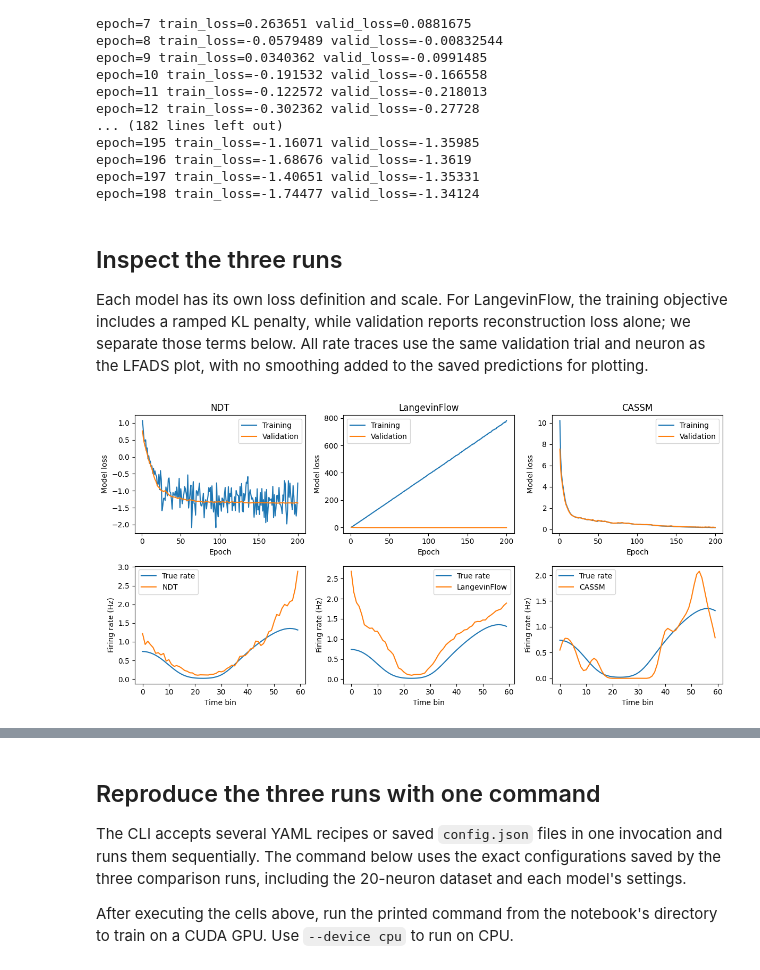
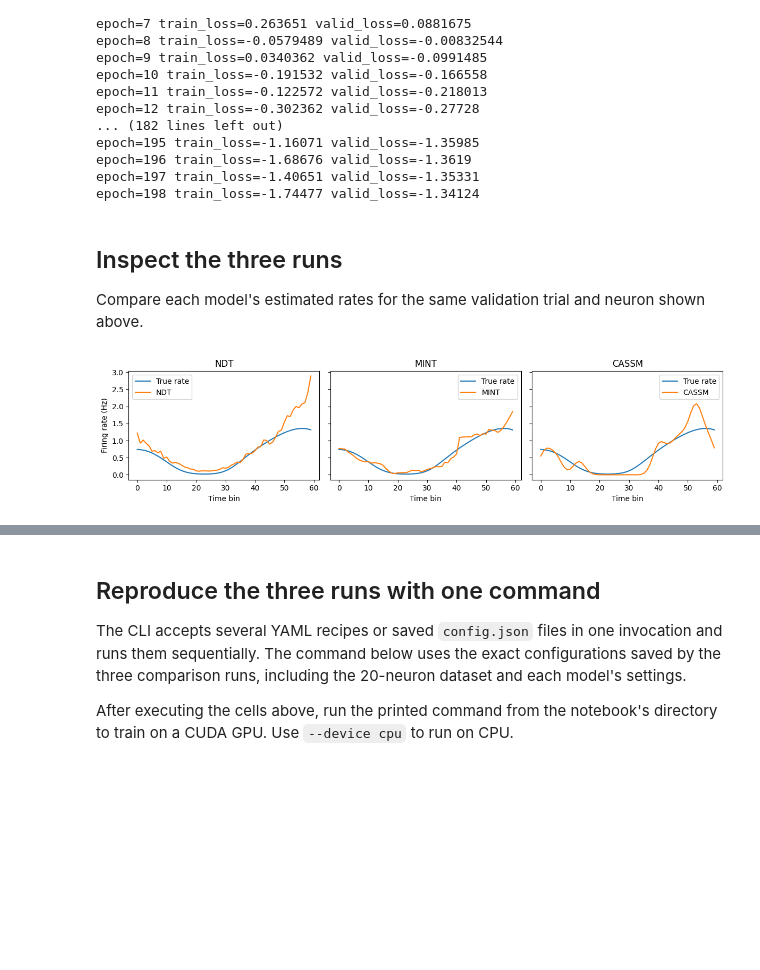
Before and after one commit to jonathanhuml/ladys, a Jupyter notebook: tutorials/lorenz.ipynb, the cells around one changed output, grey strips where cells are left out. Saved outputs shown, nothing was run; the diff lists cells and outputs as text; code cells hidden in the pictures; blank space fills up the shorter version.

```diff
--- a/tutorials/lorenz.ipynb
+++ b/tutorials/lorenz.ipynb
@@ -147,18 +145,25 @@ from pathlib import Path
 from ladys import load_experiment_config
 
 recipe_root = Path("../configs/experiment/synthetic/lorenz")
-methods = {"NDT": "ndt", "LangevinFlow": "langevin_flow", "CASSM": "cassm"}
+recipes = {
+    "NDT": load_experiment_config(recipe_root / "ndt/ndt_lorenz.yaml"),
+    "MINT": load_experiment_config(recipe_root / "mint/mint_lorenz_100.yaml"),
+    "CASSM": load_experiment_config(recipe_root / "cassm/cassm_lorenz.yaml"),
+}
 comparison_configs = {
     name: replace(
-        load_experiment_config(recipe_root / method / f"{method}_lorenz.yaml"),
+        recipe,
         dataset=config.dataset,
-        trainer=config.trainer,
+        trainer=replace(
+            config.trainer,
+            epochs=recipe.trainer.epochs if name == "MINT" else config.trainer.epochs,
+        ),
         batch_size=config.batch_size,
         evaluation_seed=config.evaluation_seed,
         output_dir=str(result.run_dir / "comparison"),
-        run_name=method,
+        run_name=name.lower(),
     )
-    for name, method in methods.items()
+    for name, recipe in recipes.items()
 }
 # %%
 comparison_results = {
@@ -186,32 +191,20 @@ epoch=198 train_loss=-1.74477 valid_loss=-1.34124
 # %% [markdown]
 ## Inspect the three runs
 
-Each model has its own loss definition and scale. For LangevinFlow, the training
-objective includes a ramped KL penalty, while validation reports reconstruction
-loss alone; we separate those terms below. All rate traces use the same
-validation trial and neuron as the LFADS plot, with no smoothing added to the
-saved predictions for plotting.
+Compare each model's estimated rates for the same validation trial and neuron
+shown above.
 # %%
-fig, axes = plt.subplots(2, 3, figsize=(12, 6))
+fig, axes = plt.subplots(1, 3, figsize=(12, 3), sharey=True)
 
-for column, (name, model_result) in enumerate(comparison_results.items()):
-    history = model_result.history
-    epochs = [report.epoch + 1 for report in history]
-    ax = axes[0, column]
-    ax.plot(epochs, [report.train.loss for report in history], label="Training")
-    ax.plot(epochs, [report.valid.loss for report in history], label="Validation")
-    ax.set(title=name, xlabel="Epoch", ylabel="Model loss")
-    ax.xaxis.get_major_locator().set_params(integer=True)
+for ax, (name, model_result) in zip(axes, comparison_results.items()):
+    with np.load(model_result.predictions_path) as predictions:
+        ax.plot(predictions["target_rates"][0, :, 0], label="True rate")
+        ax.plot(predictions["pred_rates"][0, :, 0], label=name)
+    ax.set(title=name, xlabel="Time bin")
     ax.legend()
 
-    with np.load(model_result.predictions_path) as predictions:
-        ax = axes[1, column]
-        ax.plot(predictions["target_rates"][0, :, 0], label="True rate")
-        ax.plot(predictions["pred_rates"][0, :, 0], label=name)
-    ax.set(xlabel="Time bin", ylabel="Firing rate (Hz)")
-    ax.legend()
-
+axes[0].set_ylabel("Firing rate (Hz)")
 fig.tight_layout()
 plt.show()
 # %% [output]
-[figure, old version]
+[figure, new version]
```
Also changed, not shown: parts of 9 cells of this notebook, 20 other files.
